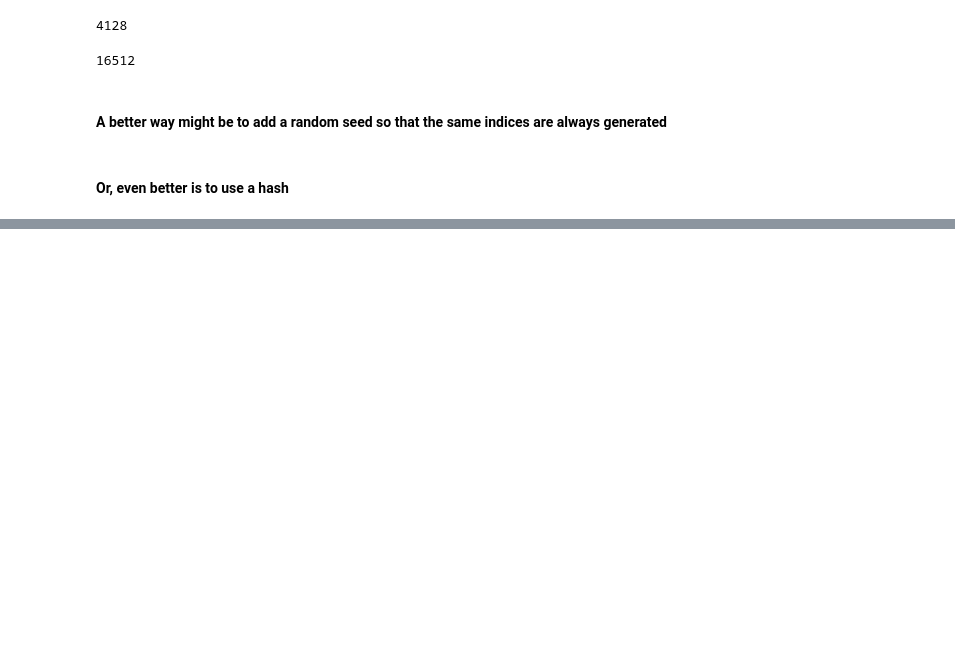
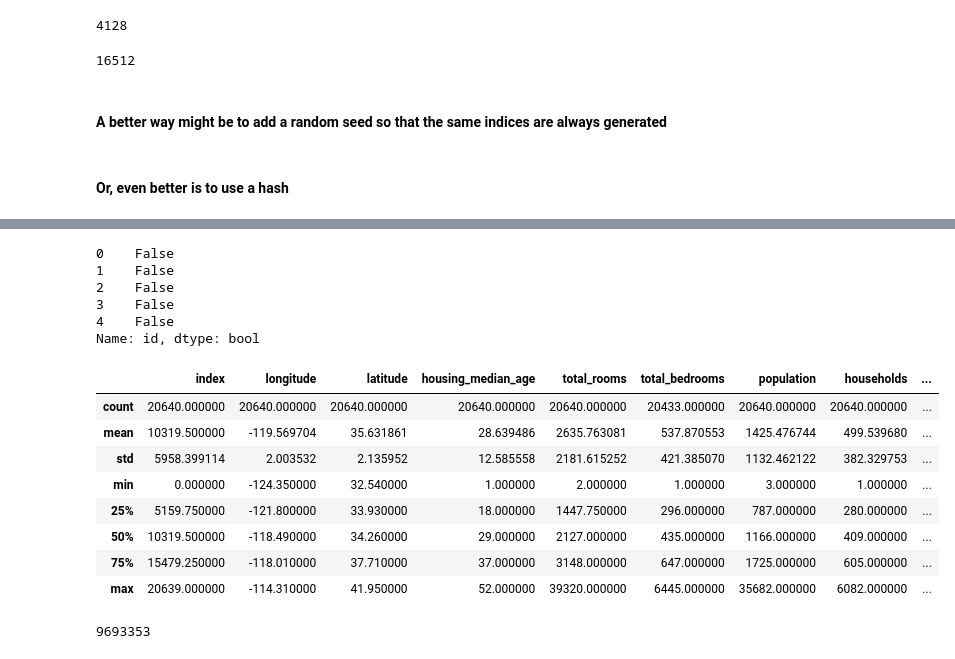
Before and after one commit to gskundi87/Python_Projects, a Jupyter notebook: machine_learning/handson-ml2-master/ch_1.ipynb, the cells around one changed output, grey strips where cells are left out. Cells and saved outputs as stored; diff of their text form; code cells hidden in the pictures; blank space fills up the shorter version.

```diff
--- a/machine_learning/handson-ml2-master/ch_1.ipynb
+++ b/machine_learning/handson-ml2-master/ch_1.ipynb
@@ -123,0 +153,25 @@ IndentationError: expected an indented block (<ipython-input-26-c6f6307e070d>, l
+# %%
+housing["id"] = housing["longitude"] * 1000 + housing["latitude"]
+# %%
+ids = housing["id"]
+in_test_set = ids.apply(lambda id_: test_set_check(id_, 0.2))
+in_test_set.head()
+# %% [output]
+0    False
+1    False
+2    False
+3    False
+4    False
+Name: id, dtype: bool
+# %%
+housing.describe()
+# %% [output]
+|  | index | longitude | latitude | housing_median_age | total_rooms | total_bedrooms | population | households | ... |
+| count | 20640.000000 | 20640.000000 | 20640.000000 | 20640.000000 | 20640.000000 | 20433.000000 | 20640.000000 | 20640.000000 | ... |
+| mean | 10319.500000 | -119.569704 | 35.631861 | 28.639486 | 2635.763081 | 537.870553 | 1425.476744 | 499.539680 | ... |
+| std | 5958.399114 | 2.003532 | 2.135952 | 12.585558 | 2181.615252 | 421.385070 | 1132.462122 | 382.329753 | ... |
+| min | 0.000000 | -124.350000 | 32.540000 | 1.000000 | 2.000000 | 1.000000 | 3.000000 | 1.000000 | ... |
+| 25% | 5159.750000 | -121.800000 | 33.930000 | 18.000000 | 1447.750000 | 296.000000 | 787.000000 | 280.000000 | ... |
+| 50% | 10319.500000 | -118.490000 | 34.260000 | 29.000000 | 2127.000000 | 435.000000 | 1166.000000 | 409.000000 | ... |
+| 75% | 15479.250000 | -118.010000 | 37.710000 | 37.000000 | 3148.000000 | 647.000000 | 1725.000000 | 605.000000 | ... |
+| max | 20639.000000 | -114.310000 | 41.950000 | 52.000000 | 39320.000000 | 6445.000000 | 35682.000000 | 6082.000000 | ... |
@@ -123,0 +180,4 @@ IndentationError: expected an indented block (<ipython-input-26-c6f6307e070d>, l
+# %%
+crc32(np.int32(20640)) & 0xffffffff
+# %% [output]
+9693353
```
Also changed, not shown: parts of 16 cells of this notebook.
